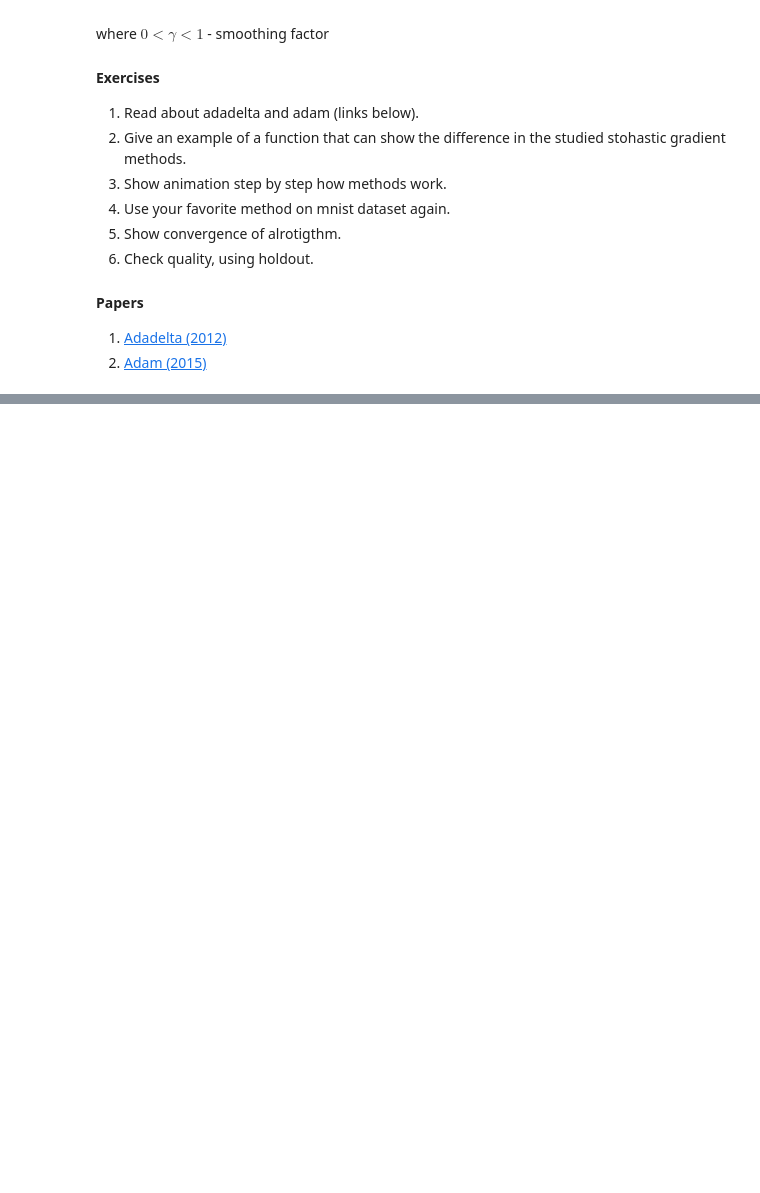
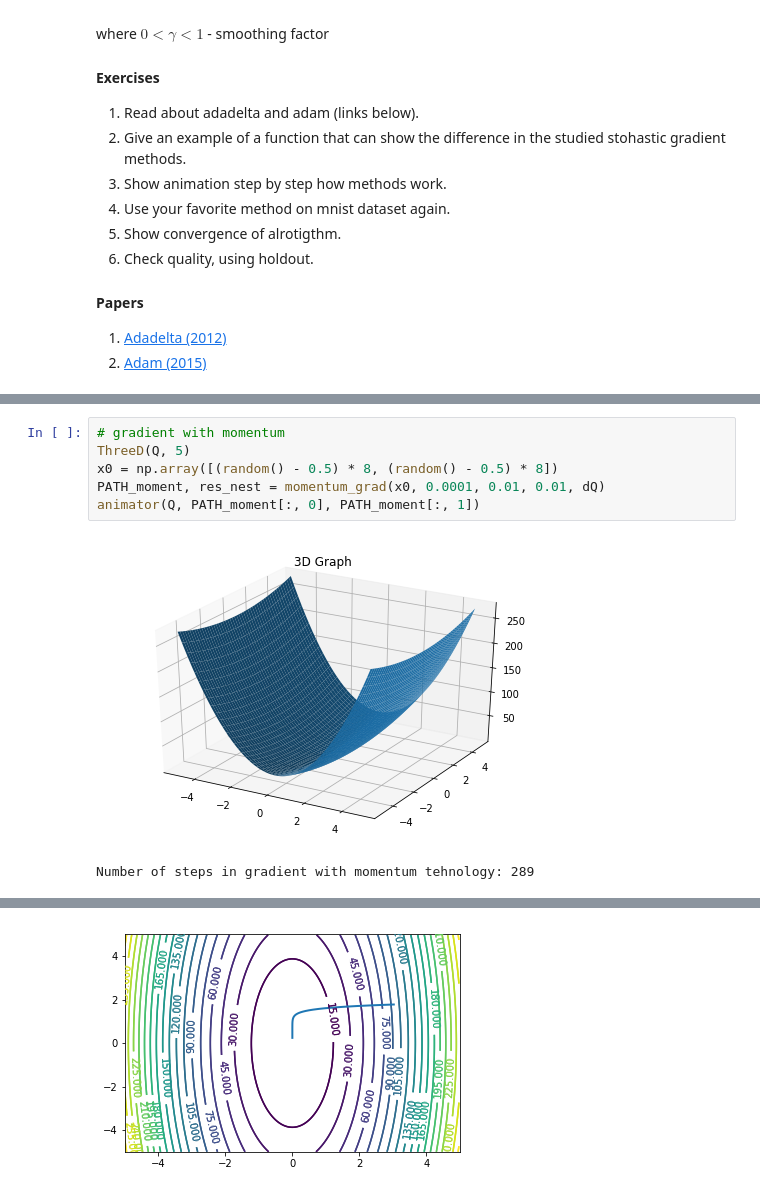
Before and after one commit to oleges1/Renju, a Jupyter notebook: lab-1_oleges.ipynb, the cells around one changed output, grey strips where cells are left out. Saved outputs shown, nothing was run; the diff lists cells and outputs as text; blank space fills up the shorter version.

```diff
--- a/lab-1_oleges.ipynb
+++ b/lab-1_oleges.ipynb
@@ -723,0 +831,9 @@ where $0< \gamma < 1$ - smoothing factor
+# %%
+# gradient with momentum
+ThreeD(Q, 5)
+x0 = np.array([(random() - 0.5) * 8, (random() - 0.5) * 8])
+PATH_moment, res_nest = momentum_grad(x0, 0.0001, 0.01, 0.01, dQ)
+animator(Q, PATH_moment[:, 0], PATH_moment[:, 1])
+# %% [output]
+[figure, added]
+Number of steps in gradient with momentum tehnology: 289
@@ -723,0 +841 @@ where $0< \gamma < 1$ - smoothing factor
+[figure, added]
```
Also changed, not shown: parts of 27 cells of this notebook.
